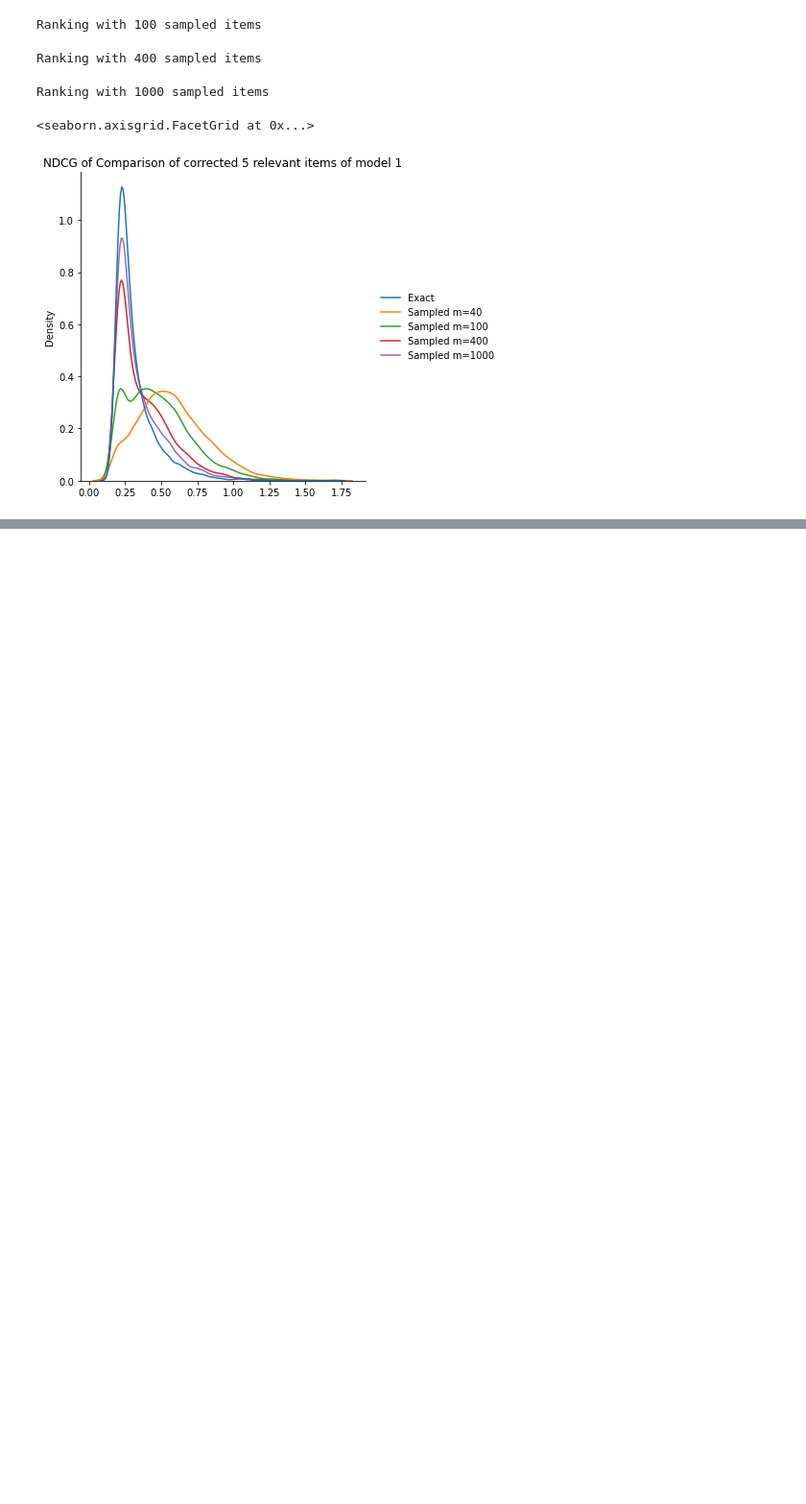
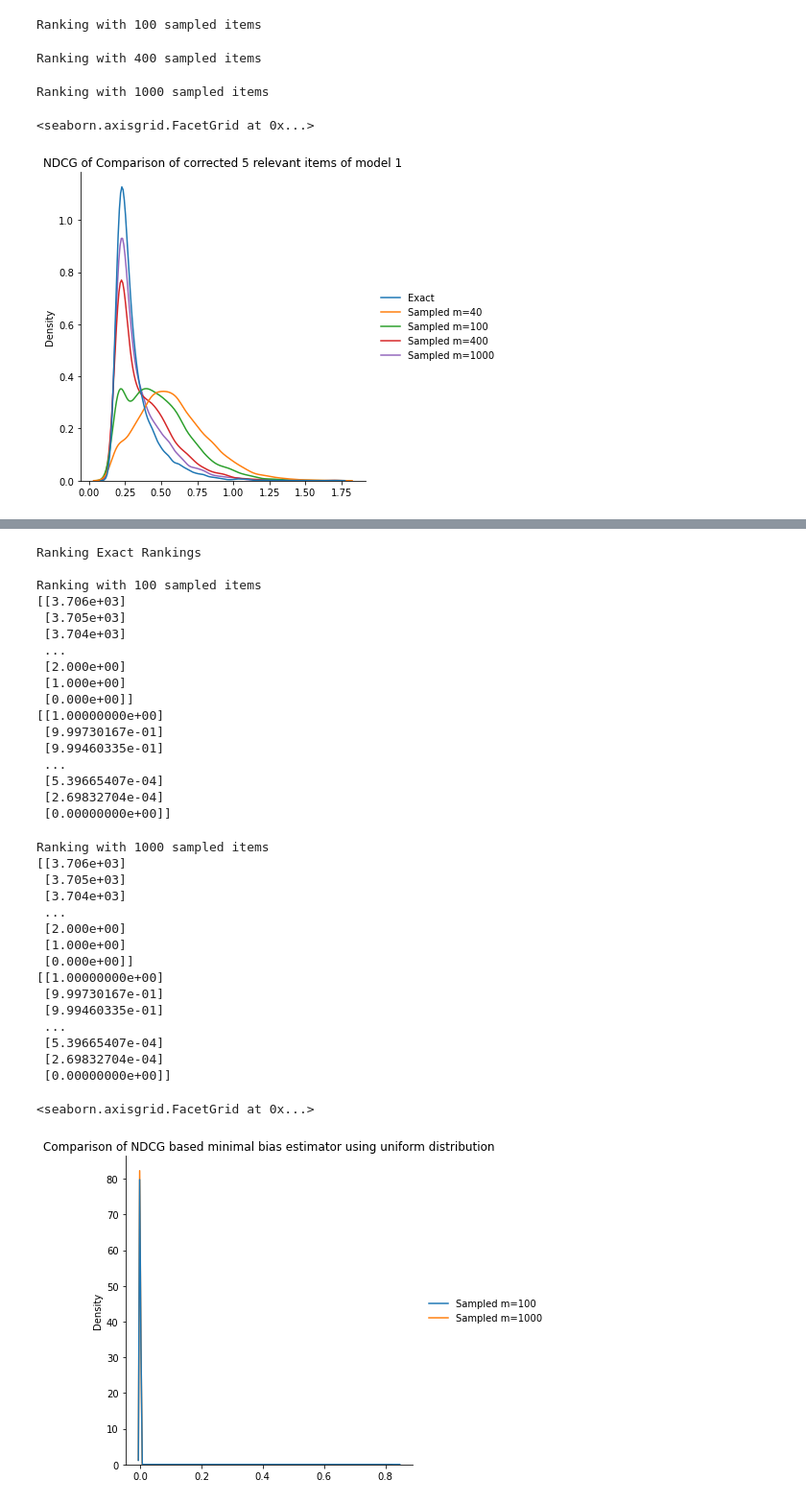
Before and after one commit to Poonyapat-S/SamplingBias, a Jupyter notebook: Test-sampling.ipynb, the cells around one changed output, grey strips where cells are left out. Shown at 96% size. Drawn from its saved outputs; the diff is of its cells as text; code cells hidden in the pictures; blank space fills up the shorter version.

```diff
--- a/Test-sampling.ipynb
+++ b/Test-sampling.ipynb
@@ -518,0 +672,46 @@ Ranking with 1000 sampled items on M
+# %%
+# plotting distribution for uncorrected 1 relevant item
+ndcg_df = pd.DataFrame()
+print("Ranking Exact Rankings")
+# ndcg_df["Exact"] = ranking(model=model1)
+print()
+for i in [100, 1000]:
+    print(f"Ranking with {i} sampled items")
+    ndcg_df[f"Sampled m={i}"] = minimal_bias_ranking(n_instance=5, metric=AUC, n_samples=i, model=model1)
+    print()
+sns.displot(ndcg_df, kind='kde').set(title="Comparison of NDCG based minimal bias estimator using uniform distribution")
+# %% [output]
+Ranking Exact Rankings
+
+Ranking with 100 sampled items
+[[3.706e+03]
+ [3.705e+03]
+ [3.704e+03]
+ ...
+ [2.000e+00]
+ [1.000e+00]
+ [0.000e+00]]
+[[1.00000000e+00]
+ [9.99730167e-01]
+ [9.99460335e-01]
+ ...
+ [5.39665407e-04]
+ [2.69832704e-04]
+ [0.00000000e+00]]
+Ranking with 1000 sampled items
+[[3.706e+03]
+ [3.705e+03]
+ [3.704e+03]
+ ...
+ [2.000e+00]
+ [1.000e+00]
+ [0.000e+00]]
+[[1.00000000e+00]
+ [9.99730167e-01]
+ [9.99460335e-01]
+ ...
+ [5.39665407e-04]
+ [2.69832704e-04]
+ [0.00000000e+00]]
+<seaborn.axisgrid.FacetGrid at 0x...>
+[figure, added]
```
Also changed, not shown: parts of 15 cells of this notebook.
